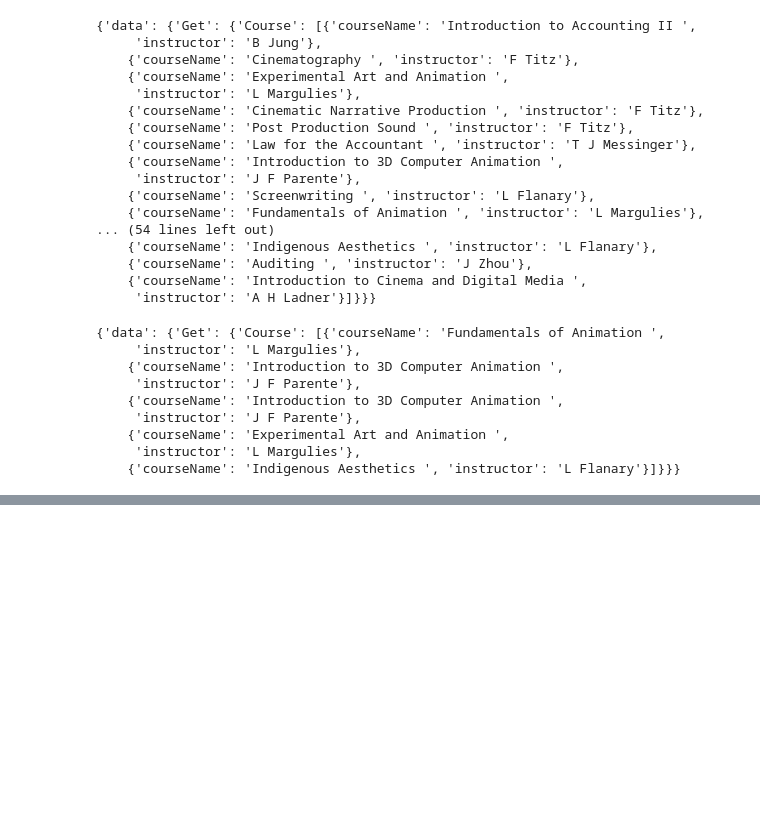
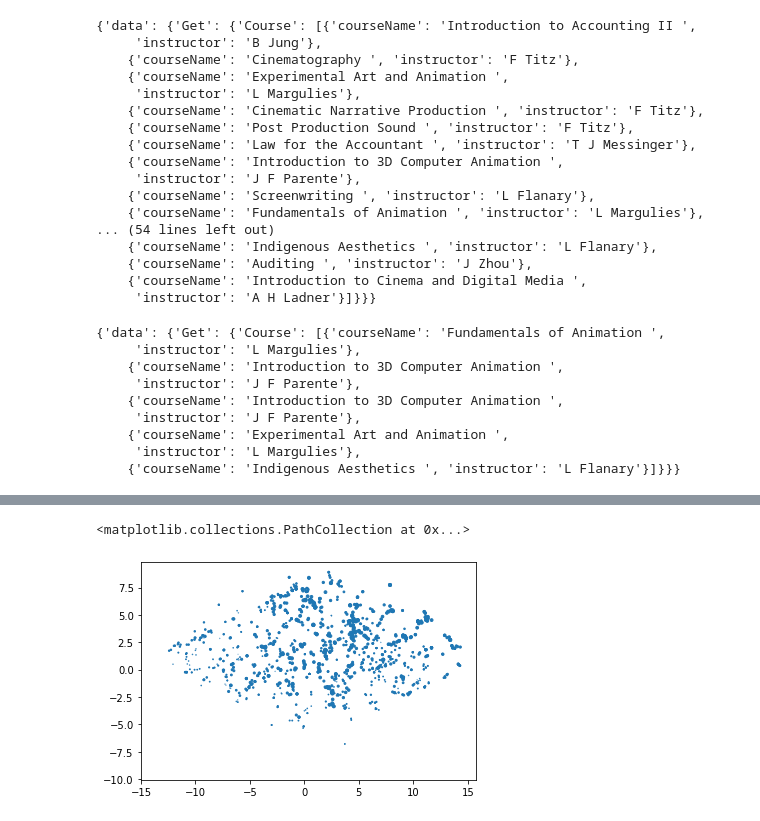
Before and after one commit to CS-Edwards/vector_search_engine, a Jupyter notebook: working_draft.ipynb, the cells around one changed output, grey strips where cells are left out. Cells and saved outputs as stored; diff of their text form; code cells hidden in the pictures; blank space fills up the shorter version.

```diff
--- a/working_draft.ipynb
+++ b/working_draft.ipynb
@@ -755,0 +896,3 @@ course_vecs.shape
+# %%
+#testing
+saved_embeddings= np.load('data/embeddings.npy')
@@ -905,0 +1078,4 @@ res
+# %%
+#3D TSNE
+tsne = TSNE(n_components=3, verbose=1, perplexity=40, n_iter=300)
+tsne_results = tsne.fit_transform(saved_embeddings)
@@ -905,0 +1092,5 @@ res
+# %%
+plt.scatter(tsne_results[:,0],tsne_results[:,1], tsne_results[:,2])
+# %% [output]
+<matplotlib.collections.PathCollection at 0x...>
+[figure, added]
```
Also changed, not shown: parts of 58 cells of this notebook.
